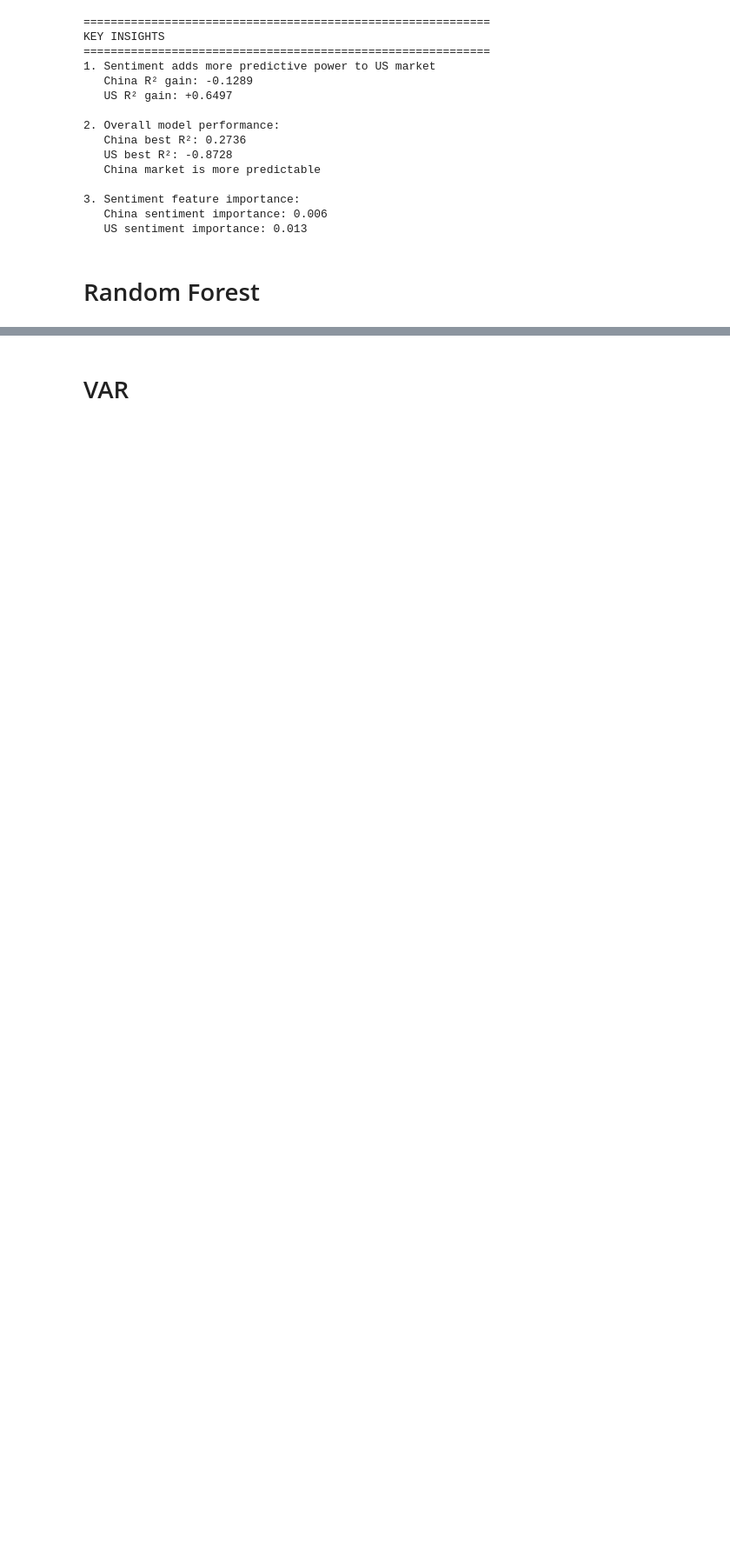
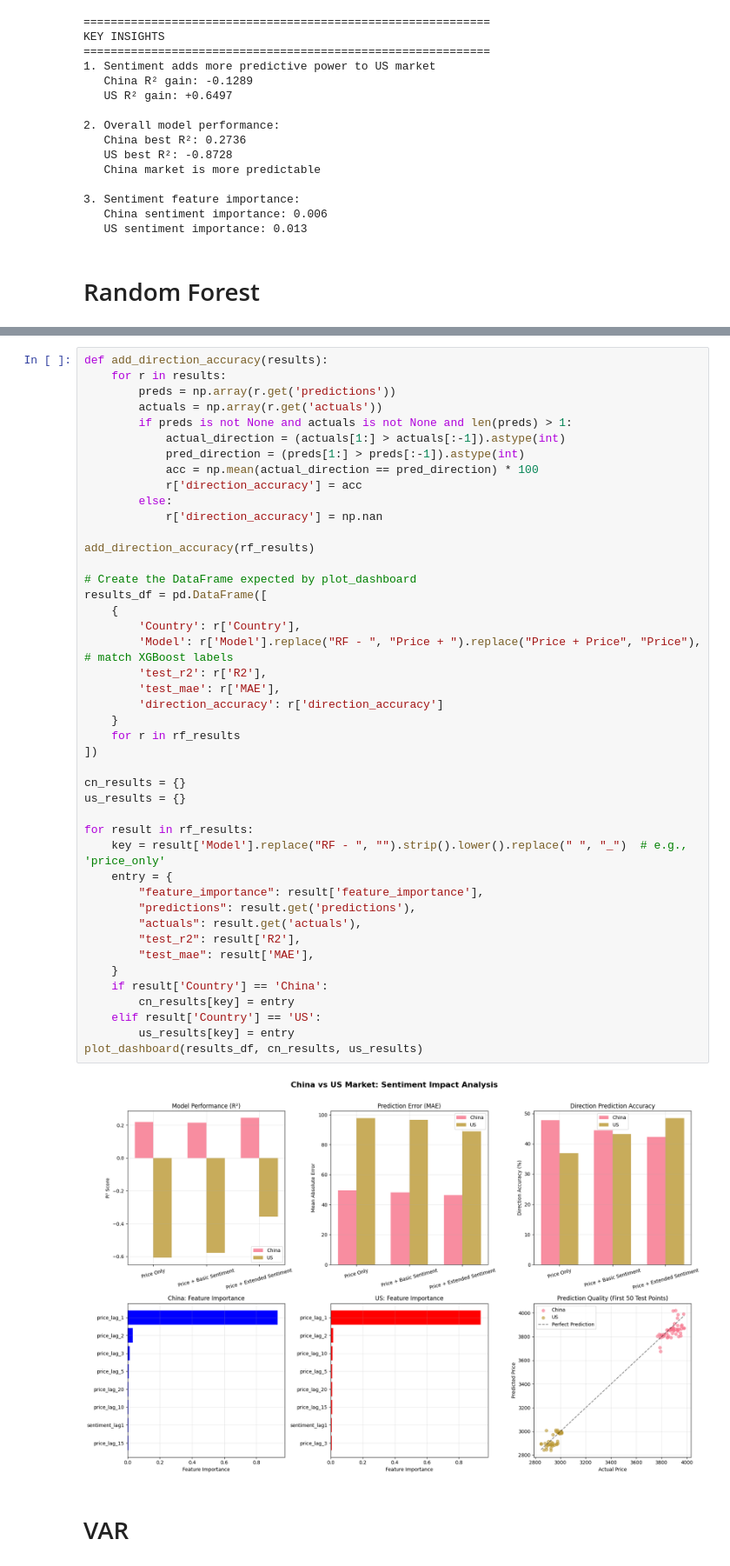
Before and after one commit to JANE-WANG-X/2025, a Jupyter notebook: impact_model.ipynb, the cells around one changed output, grey strips where cells are left out. Shown: that part at 87% size. Saved outputs shown, nothing was run; the diff lists cells and outputs as text; blank space fills up the shorter version.

```diff
--- a/impact_model.ipynb
+++ b/impact_model.ipynb
@@ -637,3 +811,49 @@ shap.plots.beeswarm(shap_values, max_display=10)
+# %%
+def add_direction_accuracy(results):
+    for r in results:
+        preds = np.array(r.get('predictions'))
+        actuals = np.array(r.get('actuals'))
+        if preds is not None and actuals is not None and len(preds) > 1:
+            actual_direction = (actuals[1:] > actuals[:-1]).astype(int)
+            pred_direction = (preds[1:] > preds[:-1]).astype(int)
+            acc = np.mean(actual_direction == pred_direction) * 100
+            r['direction_accuracy'] = acc
+        else:
+            r['direction_accuracy'] = np.nan
+
+add_direction_accuracy(rf_results)
+
+# Create the DataFrame expected by plot_dashboard
+results_df = pd.DataFrame([
+    {
+        'Country': r['Country'],
+        'Model': r['Model'].replace("RF - ", "Price + ").replace("Price + Price", "Price"),  # match XGBoost labels
+        'test_r2': r['R2'],
+        'test_mae': r['MAE'],
+        'direction_accuracy': r['direction_accuracy']
+    }
+    for r in rf_results
+])
+
+cn_results = {}
+us_results = {}
+
+for result in rf_results:
+    key = result['Model'].replace("RF - ", "").strip().lower().replace(" ", "_")  # e.g., 'price_only'
+    entry = {
+        "feature_importance": result['feature_importance'],
+        "predictions": result.get('predictions'),
+        "actuals": result.get('actuals'),
+        "test_r2": result['R2'],
+        "test_mae": result['MAE'],
+    }
+    if result['Country'] == 'China':
+        cn_results[key] = entry
+    elif result['Country'] == 'US':
+        us_results[key] = entry
+plot_dashboard(results_df, cn_results, us_results)
+# %% [output]
+[figure, added]
 # %% [markdown]
 # VAR
 # %%
```
Also changed, not shown: parts of 8 cells of this notebook.
